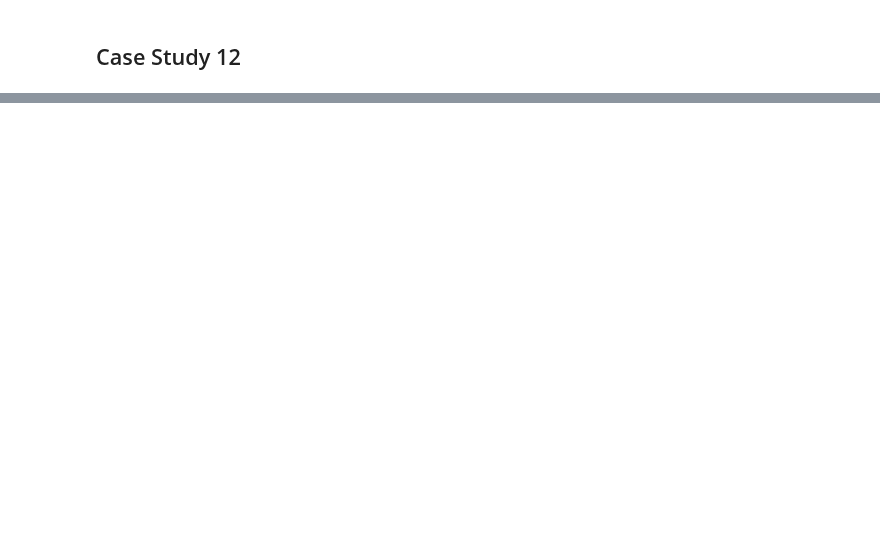
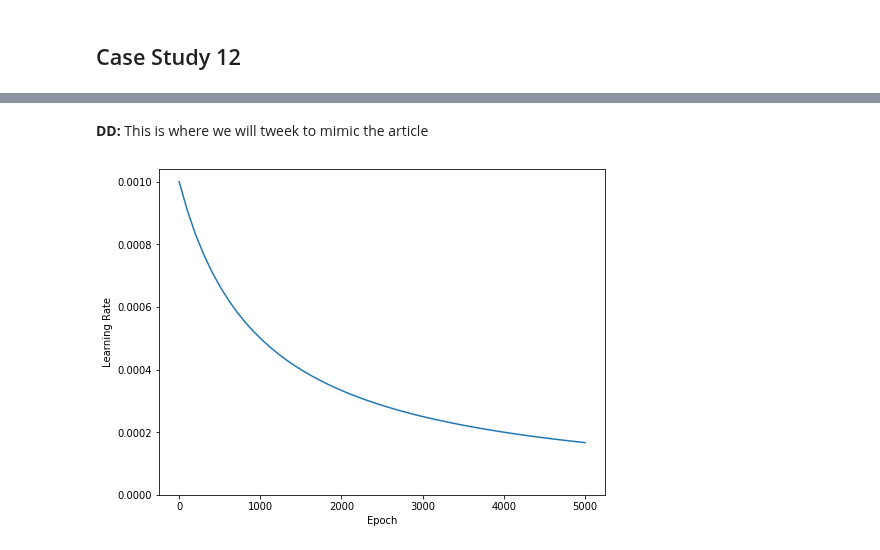
Before and after one commit to davxdan/Quantifying-The-World, a Jupyter notebook: Case Study 6/GPU_lJiang_kRollins_dDavieauCaseStudy6.ipynb, the cells around one changed output, grey strips where cells are left out. Cells and saved outputs as stored; diff of their text form; code cells hidden in the pictures; blank space fills up the shorter version.

```diff
--- a/Case Study 6/GPU_lJiang_kRollins_dDavieauCaseStudy6.ipynb
+++ b/Case Study 6/GPU_lJiang_kRollins_dDavieauCaseStudy6.ipynb
@@ -108,0 +67,12 @@ df[0].describe()
+# %%
+#get data
+gz = tf.keras.utils.get_file('HIGGS.csv.gz', 'https://archive.ics.uci.edu/ml/machine-learning-databases/00280/HIGGS.csv.gz')
+FEATURES = 28
+ds = tf.data.experimental.CsvDataset(gz,[float(),]*(FEATURES+1), compression_type="GZIP")
+
+def pack_row(*row):
+  label = row[0]
+  features = tf.stack(row[1:],1)
+  return features, label
+
+packed_ds = ds.batch(10000).map(pack_row).unbatch()
@@ -108,0 +91,46 @@ df[0].describe()
+# %% [markdown]
+__DD:__ This is where we will tweek to mimic the article
+# %%
+N_VALIDATION = int(1e3)
+N_TRAIN = int(1e4)
+BUFFER_SIZE = int(1e4)
+BATCH_SIZE = 500
+STEPS_PER_EPOCH = N_TRAIN//BATCH_SIZE
+# %%
+#The Dataset.skip and Dataset.take methods make this easy.
+#At the same time, use the Dataset.cache method to ensure that the loader doesn't need to re-read
+#the data form the file on each epoch:
+validate_ds = packed_ds.take(N_VALIDATION).cache()
+train_ds = packed_ds.skip(N_VALIDATION).take(N_TRAIN).cache()
+
+#These datasets return individual examples. Use the .batch
+#method to create batches of an appropriate size for training.
+#Before batching also remember to .shuffle and .repeat the
+#training set.
+validate_ds = validate_ds.batch(BATCH_SIZE)
+train_ds = train_ds.shuffle(BUFFER_SIZE).repeat().batch(BATCH_SIZE)
+
+#Many models train better if you gradually reduce the
+#learning rate during training. Use optimizers.schedules to
+#reduce the learning rate over time:
+lr_schedule = tf.keras.optimizers.schedules.InverseTimeDecay(
+  0.001,
+  decay_steps=STEPS_PER_EPOCH*1000,
+  decay_rate=1,
+  staircase=False)
+
+def get_optimizer():
+  return tf.keras.optimizers.Adam(lr_schedule)
+
+#The code above sets a schedules.InverseTimeDecay to
+#hyperbolically decrease the learning rate to 1/2 of the base
+#rate at 1000 epochs, 1/3 at 2000 epochs and so on.
+step = np.linspace(0,100000)
+lr = lr_schedule(step)
+plt.figure(figsize = (8,6))
+plt.plot(step/STEPS_PER_EPOCH, lr)
+plt.ylim([0,max(plt.ylim())])
+plt.xlabel('Epoch')
+_ = plt.ylabel('Learning Rate')
+# %% [output]
+[figure, added]
```
Also changed, not shown: parts of 21 cells of this notebook, 1 other file.
